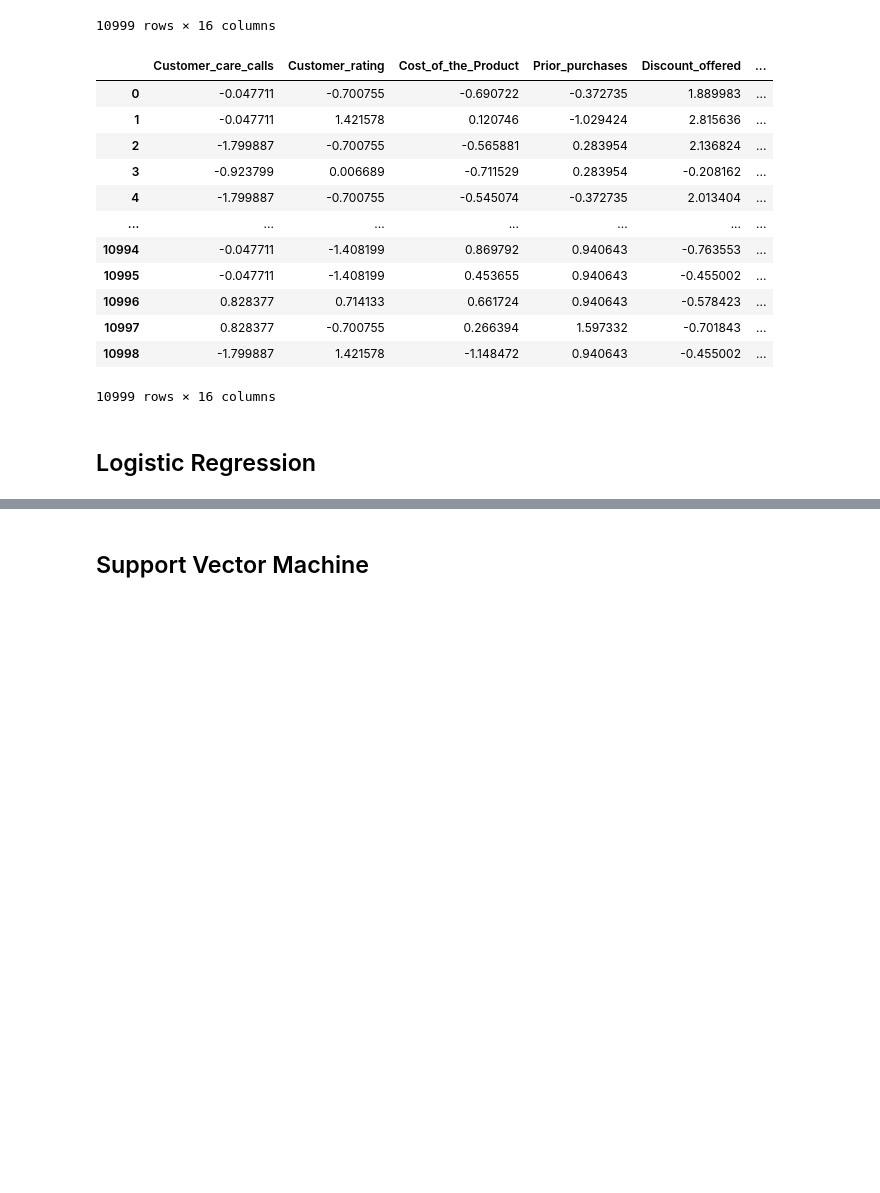
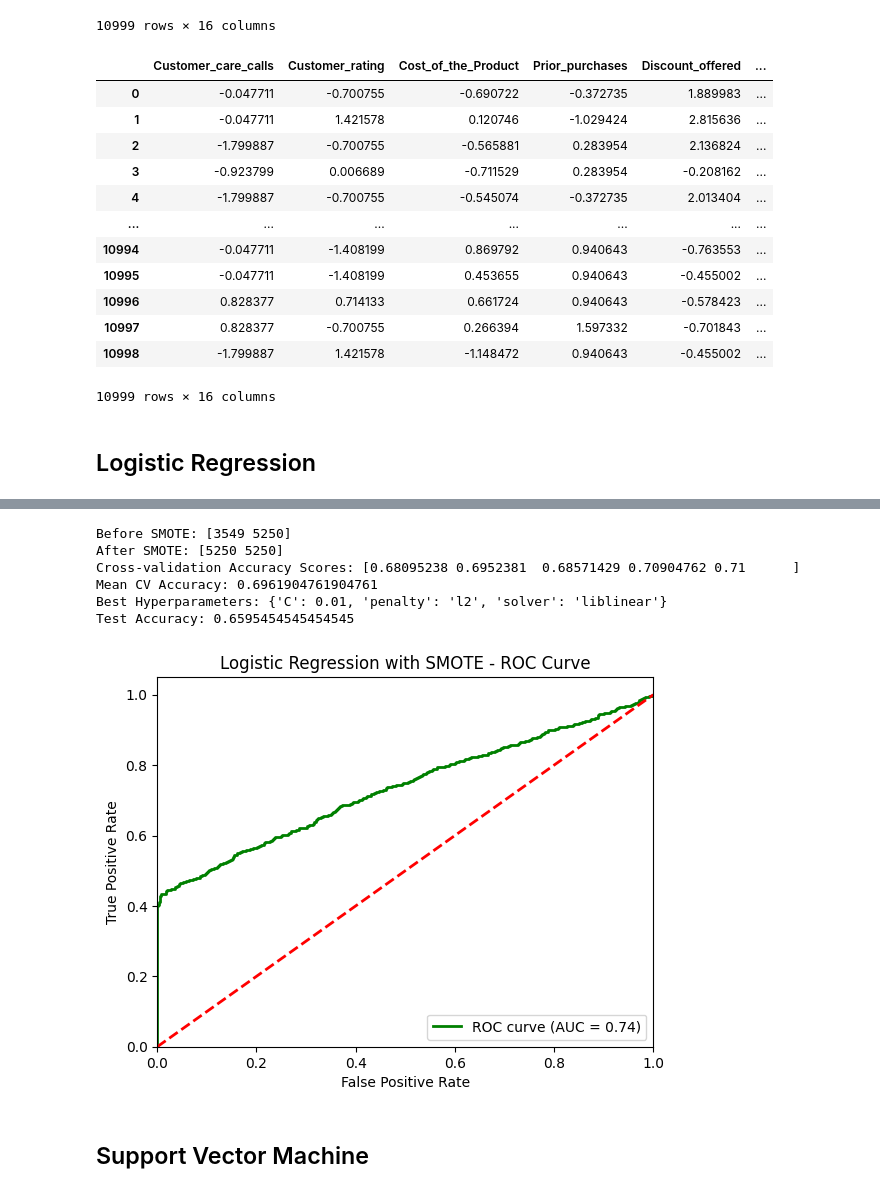
Before and after one commit to SpringBoard782/AI_Shipment_Sure_Infosys_Project, a Jupyter notebook: Ramu/main.ipynb, the cells around one changed output, grey strips where cells are left out. Saved outputs shown, nothing was run; the diff lists cells and outputs as text; code cells hidden in the pictures; blank space fills up the shorter version.

```diff
--- a/Ramu/main.ipynb
+++ b/Ramu/main.ipynb
@@ -291,2 +296,73 @@ F1-SCore : 0.7052384675527756
+# %%
+# Import necessary libraries
+from sklearn.linear_model import LogisticRegression
+from sklearn.model_selection import train_test_split, GridSearchCV, cross_val_score
+from sklearn.metrics import accuracy_score, roc_curve, auc
+from imblearn.over_sampling import SMOTE
+import matplotlib.pyplot as plt
+import pandas as pd
+import numpy as np
+
+# 1. Apply SMOTE on training data
+smote = SMOTE(random_state=42)
+X_train_res, y_train_res = smote.fit_resample(X_train, y_train)
+
+print("Before SMOTE:", np.bincount(y_train))
+print("After SMOTE:", np.bincount(y_train_res))
+
+# 2. Initialize Logistic Regression
+log_model = LogisticRegression(max_iter=500, random_state=42)
+
+# 3. Cross-validation (on resampled data)
+cv_scores = cross_val_score(log_model, X_train_res, y_train_res, cv=5, scoring='accuracy')
+print("Cross-validation Accuracy Scores:", cv_scores)
+print("Mean CV Accuracy:", cv_scores.mean())
+
+# 4. Hyperparameter tuning
+param_grid = {
+    'C': [0.01, 0.1, 1, 10, 100],
+    'solver': ['lbfgs', 'liblinear'],
+    'penalty': ['l2']
+}
+
+grid_search = GridSearchCV(estimator=log_model, param_grid=param_grid,
+                           cv=5, scoring='accuracy', n_jobs=-1)
+grid_search.fit(X_train_res, y_train_res)
+
+print("Best Hyperparameters:", grid_search.best_params_)
+
+# 5. Train best model
+best_log = grid_search.best_estimator_
+best_log.fit(X_train_res, y_train_res)
+
+# 6. Predict on test set
+y_pred = best_log.predict(X_test)
+accuracy = accuracy_score(y_test, y_pred)
+print("Test Accuracy:", accuracy)
+
+# 7. ROC Curve
+y_prob = best_log.predict_proba(X_test)[:, 1]
+
+fpr, tpr, thresholds = roc_curve(y_test, y_prob)
+roc_auc = auc(fpr, tpr)
+
+plt.figure()
+plt.plot(fpr, tpr, color='green', lw=2, label='ROC curve (AUC = %0.2f)' % roc_auc)
+plt.plot([0, 1], [0, 1], color='red', lw=2, linestyle='--')
+plt.xlim([0.0, 1.0])
+plt.ylim([0.0, 1.05])
+plt.xlabel('False Positive Rate')
+plt.ylabel('True Positive Rate')
+plt.title('Logistic Regression with SMOTE - ROC Curve')
+plt.legend(loc="lower right")
+plt.show()
+# %% [output]
+Before SMOTE: [3549 5250]
+After SMOTE: [5250 5250]
+Cross-validation Accuracy Scores: [0.68095238 0.6952381  0.68571429 0.70904762 0.71      ]
+Mean CV Accuracy: 0.6961904761904761
+Best Hyperparameters: {'C': 0.01, 'penalty': 'l2', 'solver': 'liblinear'}
+Test Accuracy: 0.6595454545454545
+[figure, added]
 # %% [markdown]
 ## Support Vector Machine
```
Also changed, not shown: parts of 33 cells of this notebook, 9 other files.
